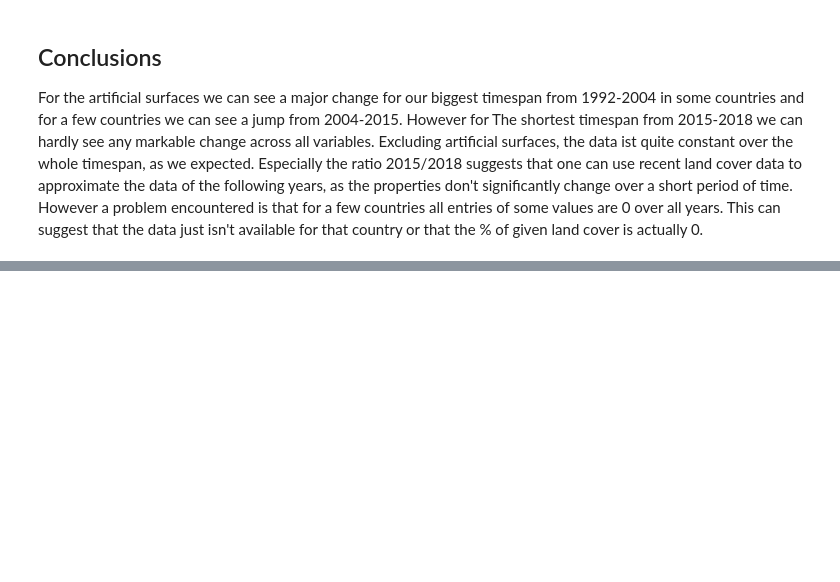
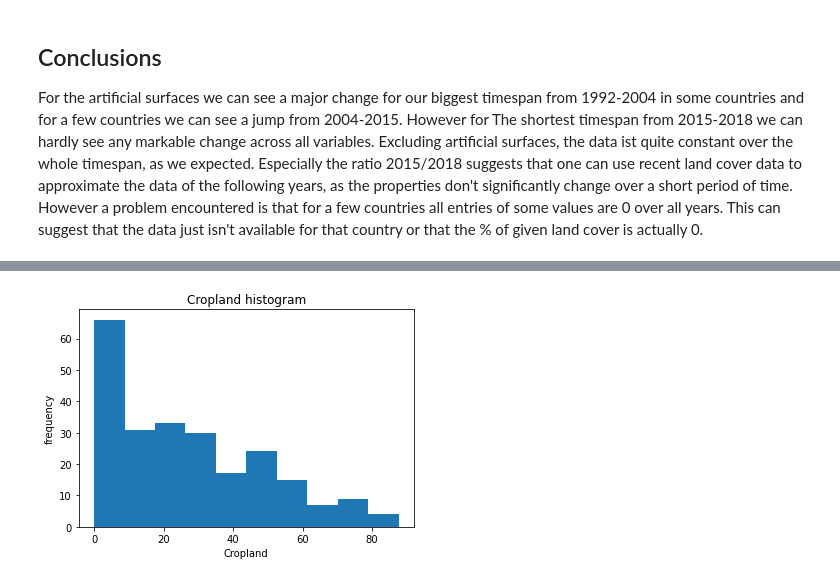
Before and after one commit to MarkusKiesel93/DOPPThreatenedSpecies, a Jupyter notebook: land_cover.ipynb, the cells around one changed output, grey strips where cells are left out. Cells and saved outputs as stored; diff of their text form; code cells hidden in the pictures; blank space fills up the shorter version.

```diff
--- a/land_cover.ipynb
+++ b/land_cover.ipynb
@@ -289,0 +327,8 @@ For the artificial surfaces we can see a major change for our biggest timespan f
+# %%
+plt.hist(land_cover2018['Cropland'], bins = 10)
+plt.title('Cropland histogram')
+plt.xlabel('Cropland')
+plt.ylabel('frequency')
+plt.show()
+# %% [output]
+[figure, added]
```
Also changed, not shown: parts of 12 cells of this notebook, 1 other file.
